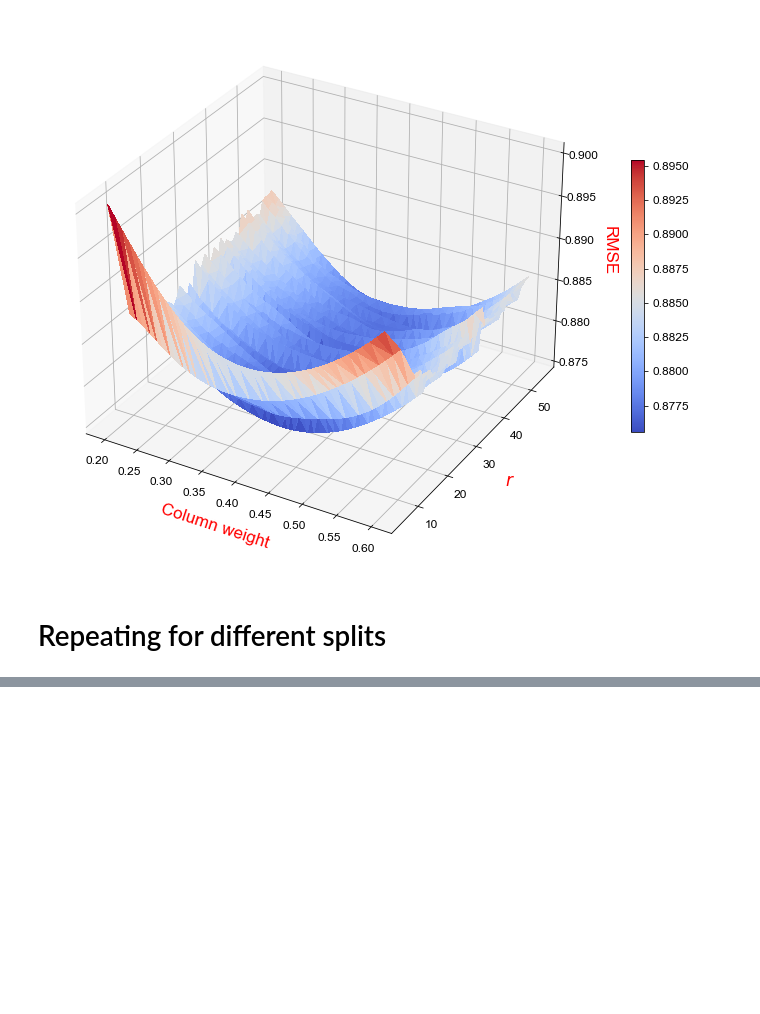
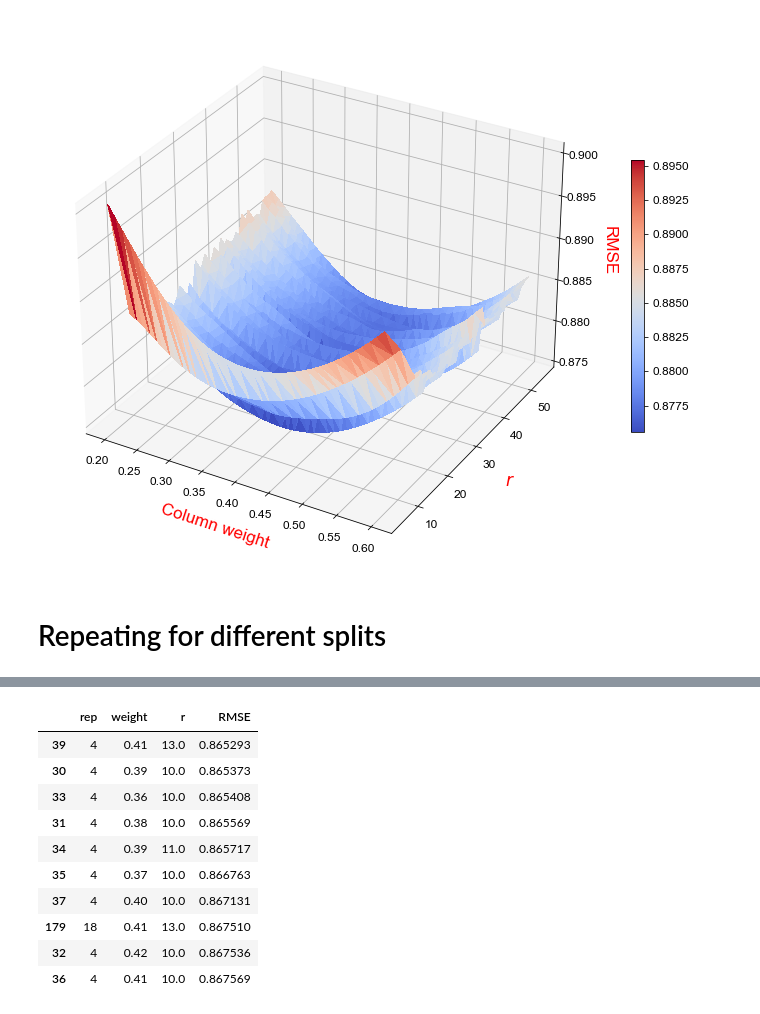
Before and after one commit to dmika1234/MoCaDR_proj1, a Jupyter notebook: src/presenting_results.ipynb, the cells around one changed output, grey strips where cells are left out. Saved outputs shown, nothing was run; the diff lists cells and outputs as text; code cells hidden in the pictures; blank space fills up the shorter version.

```diff
--- a/src/presenting_results.ipynb
+++ b/src/presenting_results.ipynb
@@ -228,0 +251,15 @@ plt.savefig('Report/fig/nmf_r_w.png')
+# %%
+n = 10
+res_svd1_reps.loc[res_svd1_reps.apply(lambda x: pd.Series(x.nsmallest(n).index))['RMSE']]
+# %% [output]
+|  | rep | weight | r | RMSE |
+| 39 | 4 | 0.41 | 13.0 | 0.865293 |
+| 30 | 4 | 0.39 | 10.0 | 0.865373 |
+| 33 | 4 | 0.36 | 10.0 | 0.865408 |
+| 31 | 4 | 0.38 | 10.0 | 0.865569 |
+| 34 | 4 | 0.39 | 11.0 | 0.865717 |
+| 35 | 4 | 0.37 | 10.0 | 0.866763 |
+| 37 | 4 | 0.40 | 10.0 | 0.867131 |
+| 179 | 18 | 0.41 | 13.0 | 0.867510 |
+| 32 | 4 | 0.42 | 10.0 | 0.867536 |
+| 36 | 4 | 0.41 | 10.0 | 0.867569 |
```
Also changed, not shown: parts of 2 cells of this notebook, 8 other files.
